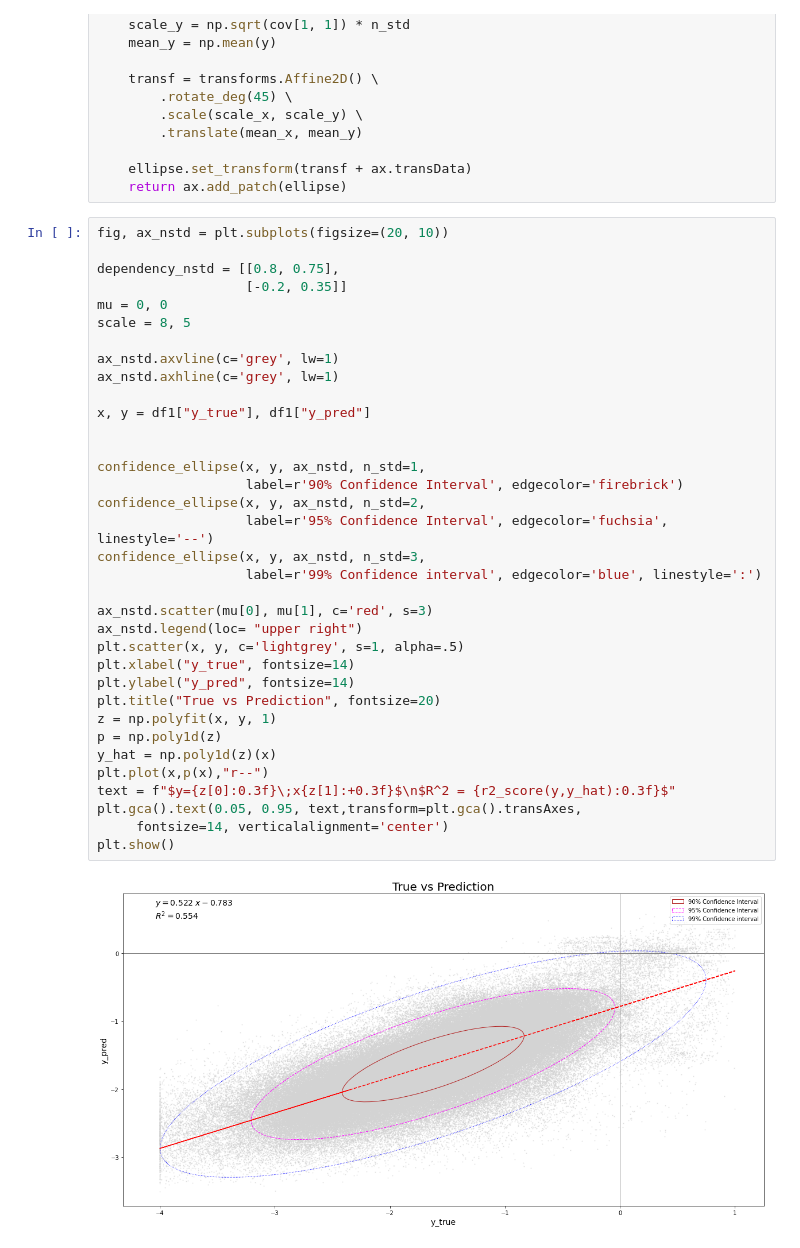
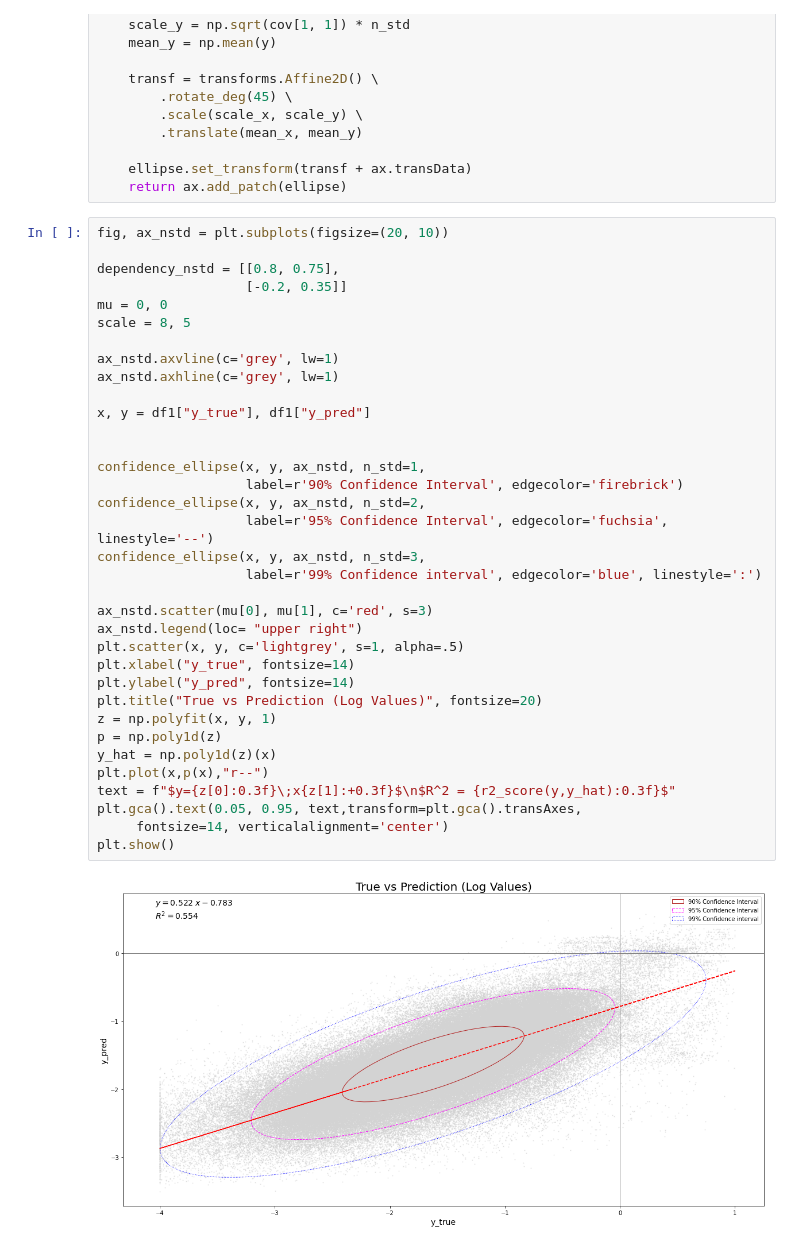
Before and after one commit to INTJ0001/ErrorEllipse, a Jupyter notebook: FinalErrorEllipse.ipynb, the cells around one changed output. Cells and saved outputs as stored; diff of their text form.

```diff
--- a/FinalErrorEllipse.ipynb
+++ b/FinalErrorEllipse.ipynb
@@ -133,35 +133,35 @@ dependency_nstd = [[0.8, 0.75],
 mu = 0, 0
 scale = 8, 5
 
 ax_nstd.axvline(c='grey', lw=1)
 ax_nstd.axhline(c='grey', lw=1)
 
 x, y = df1["y_true"], df1["y_pred"]
 
 
 confidence_ellipse(x, y, ax_nstd, n_std=1,
                    label=r'90% Confidence Interval', edgecolor='firebrick')
 confidence_ellipse(x, y, ax_nstd, n_std=2,
                    label=r'95% Confidence Interval', edgecolor='fuchsia', linestyle='--')
 confidence_ellipse(x, y, ax_nstd, n_std=3,
                    label=r'99% Confidence interval', edgecolor='blue', linestyle=':')
 
 ax_nstd.scatter(mu[0], mu[1], c='red', s=3)
 ax_nstd.legend(loc= "upper right")
 plt.scatter(x, y, c='lightgrey', s=1, alpha=.5)
 plt.xlabel("y_true", fontsize=14)
 plt.ylabel("y_pred", fontsize=14)
-plt.title("True vs Prediction", fontsize=20)
+plt.title("True vs Prediction (Log Values)", fontsize=20)
 z = np.polyfit(x, y, 1)
 p = np.poly1d(z)
 y_hat = np.poly1d(z)(x)
 plt.plot(x,p(x),"r--")
 text = f"$y={z[0]:0.3f}\;x{z[1]:+0.3f}$\n$R^2 = {r2_score(y,y_hat):0.3f}$"
 plt.gca().text(0.05, 0.95, text,transform=plt.gca().transAxes,
      fontsize=14, verticalalignment='center')
 plt.show()
 # %% [output]
-[figure, old version]
+[figure, new version]
 # %%
 fig, ax_nstd = plt.subplots(figsize=(20, 10))
 
```
Also changed, not shown: parts of 1 cell of this notebook.
